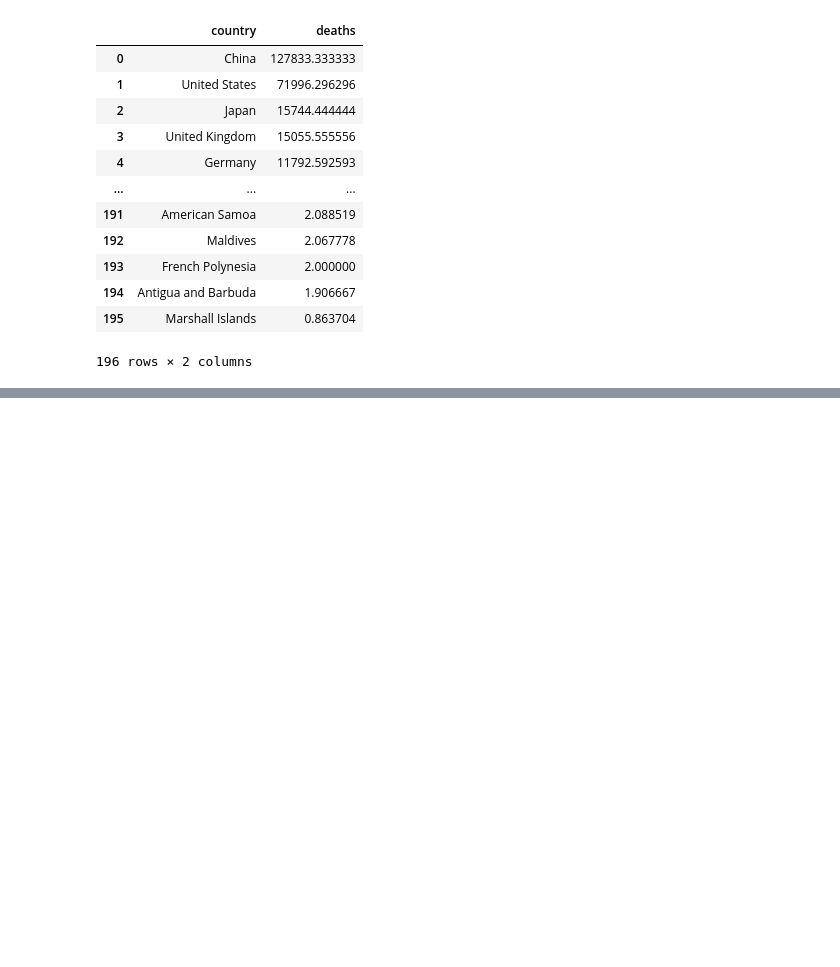
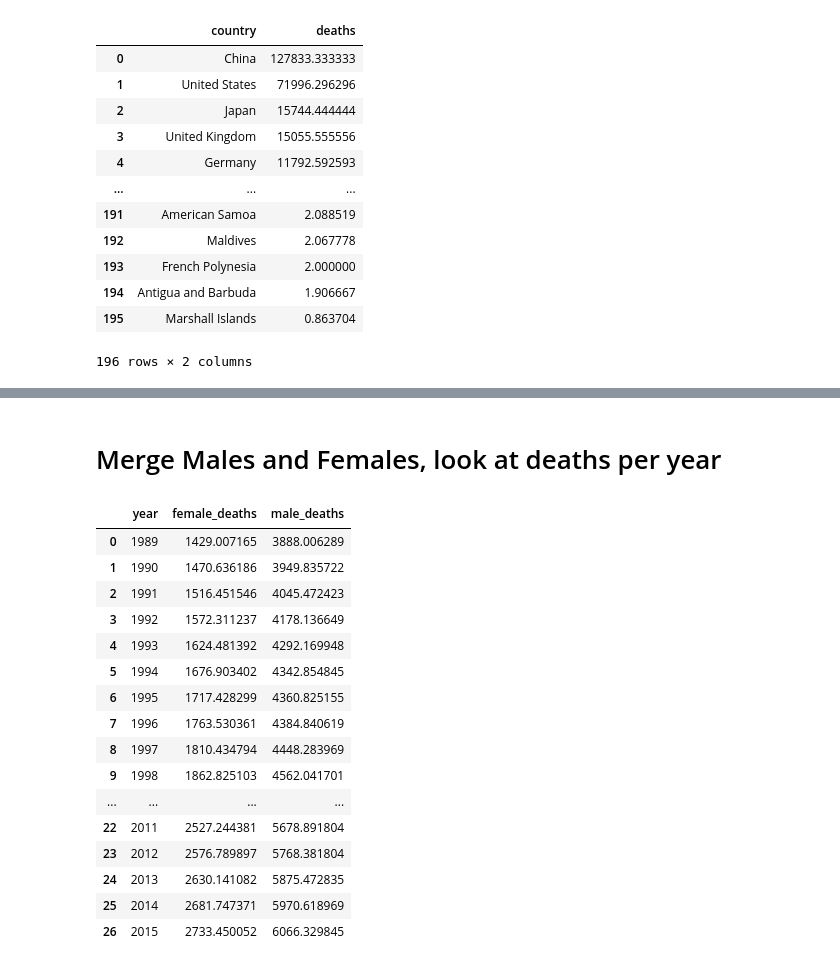
Before and after one commit to saathvikpd/DS3-GlobalHealth, a Jupyter notebook: females_males_lung_cancer.ipynb, the cells around one changed output, grey strips where cells are left out. Cells and saved outputs as stored; diff of their text form; code cells hidden in the pictures; blank space fills up the shorter version.

Commit message:
Add files via upload
added in additional graphs, including graph that compares years to death

```diff
--- a/females_males_lung_cancer.ipynb
+++ b/females_males_lung_cancer.ipynb
@@ -26,8 +26,7 @@ males_lungs = pd.read_csv('data/lung_cancer_number_of_male_deaths.csv')
 males_cs = males_lungs.set_index("country")
 # %%
 def horizontal_merge(df1, df2):
-    return df1.merge(df2, left_on = ['country','Year'], right_on = ['Country Name', 'Year'], \
-                     suffixes=['_life', '_pop'])
+    return df1.merge(df2, left_on = ['country','year'], right_on = ['country', 'year'])
 # %%
 def _indicator_melt(df,indicator):
     return pd.melt(df, id_vars=[df.columns[0]], \
@@ -281,0 +198,25 @@ def averages(lst):
+# %% [markdown]
+# Merge Males and Females, look at deaths per year
+# %%
+f_m_merged = horizontal_merge(females_cs_melt, males_cs_melt)
+f_m_merged = f_m_merged.rename(columns={"deaths_x":"female_deaths", "deaths_y":"male_deaths"})
+fm_year_avg = f_m_merged.groupby("year").mean().reset_index()
+fm_year_avg
+# %% [output]
+|  | year | female_deaths | male_deaths |
+| 0 | 1989 | 1429.007165 | 3888.006289 |
+| 1 | 1990 | 1470.636186 | 3949.835722 |
+| 2 | 1991 | 1516.451546 | 4045.472423 |
+| 3 | 1992 | 1572.311237 | 4178.136649 |
+| 4 | 1993 | 1624.481392 | 4292.169948 |
+| 5 | 1994 | 1676.903402 | 4342.854845 |
+| 6 | 1995 | 1717.428299 | 4360.825155 |
+| 7 | 1996 | 1763.530361 | 4384.840619 |
+| 8 | 1997 | 1810.434794 | 4448.283969 |
+| 9 | 1998 | 1862.825103 | 4562.041701 |
+| ... | ... | ... | ... |
+| 22 | 2011 | 2527.244381 | 5678.891804 |
+| 23 | 2012 | 2576.789897 | 5768.381804 |
+| 24 | 2013 | 2630.141082 | 5875.472835 |
+| 25 | 2014 | 2681.747371 | 5970.618969 |
+| 26 | 2015 | 2733.450052 | 6066.329845 |
```
Also changed, not shown: parts of 15 cells of this notebook.
